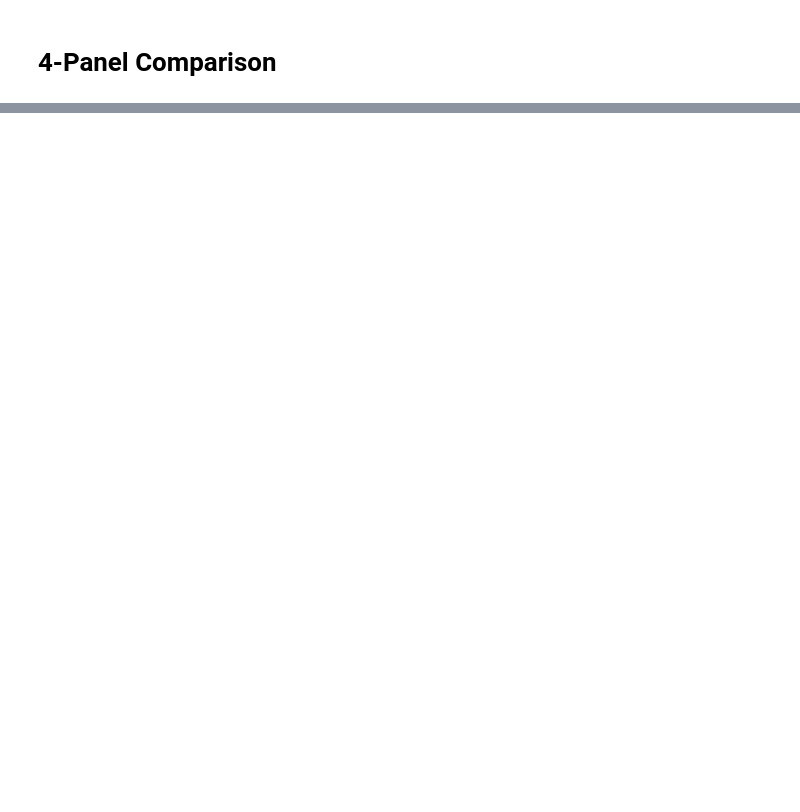
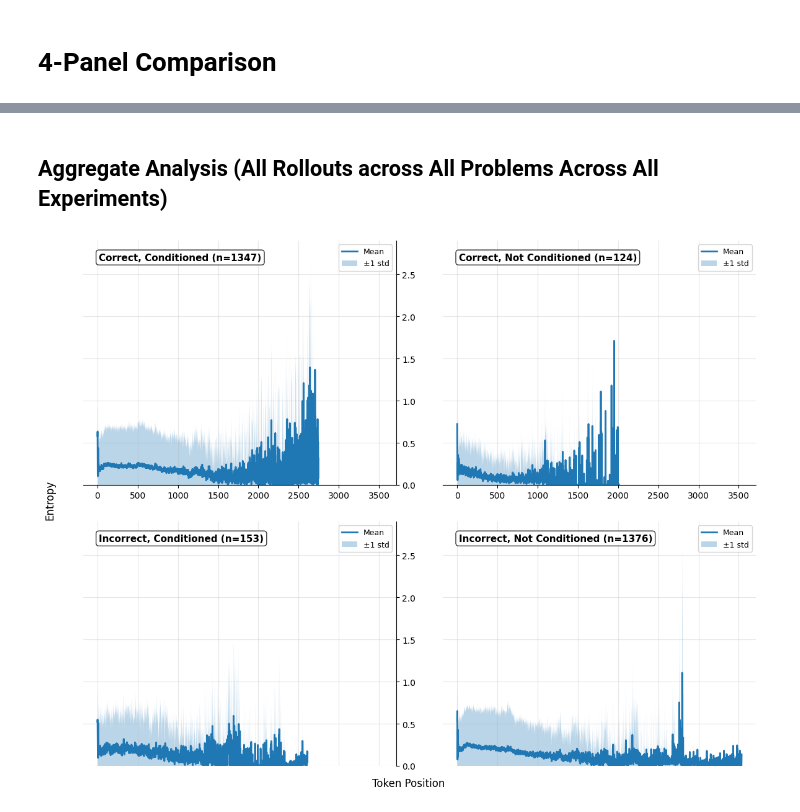
Before and after one commit to adityashukzy/MAT1510-Project, a Jupyter notebook: aggregate.ipynb, the cells around one changed output, grey strips where cells are left out. Cells and saved outputs as stored; diff of their text form; code cells hidden in the pictures; blank space fills up the shorter version.

```diff
--- a/aggregate.ipynb
+++ b/aggregate.ipynb
@@ -340,0 +330,20 @@ Plot saved as entropy_4panel.png
+# %% [markdown]
+## Aggregate Analysis (All Rollouts across All Problems Across All Experiments)
+# %%
+# Analyze across all problems in all experiments
+all_experiments = [
+    'aim_1_20251113_025853',
+    'aim_1c_20251113_025929',
+    'aim_2_20251113_130200',
+    'aim_2c_20251113_072608',
+    'aim_3_20251113_025935',
+    'aim_3c_20251113_081324'
+]
+
+plot_entropy_4panel(
+    df=df,
+    exp_names=all_experiments,
+    problem_idx=None  # None means all problems
+)
+# %% [output]
+[figure, added]
```
Also changed, not shown: parts of 7 cells of this notebook, 1 other file.
